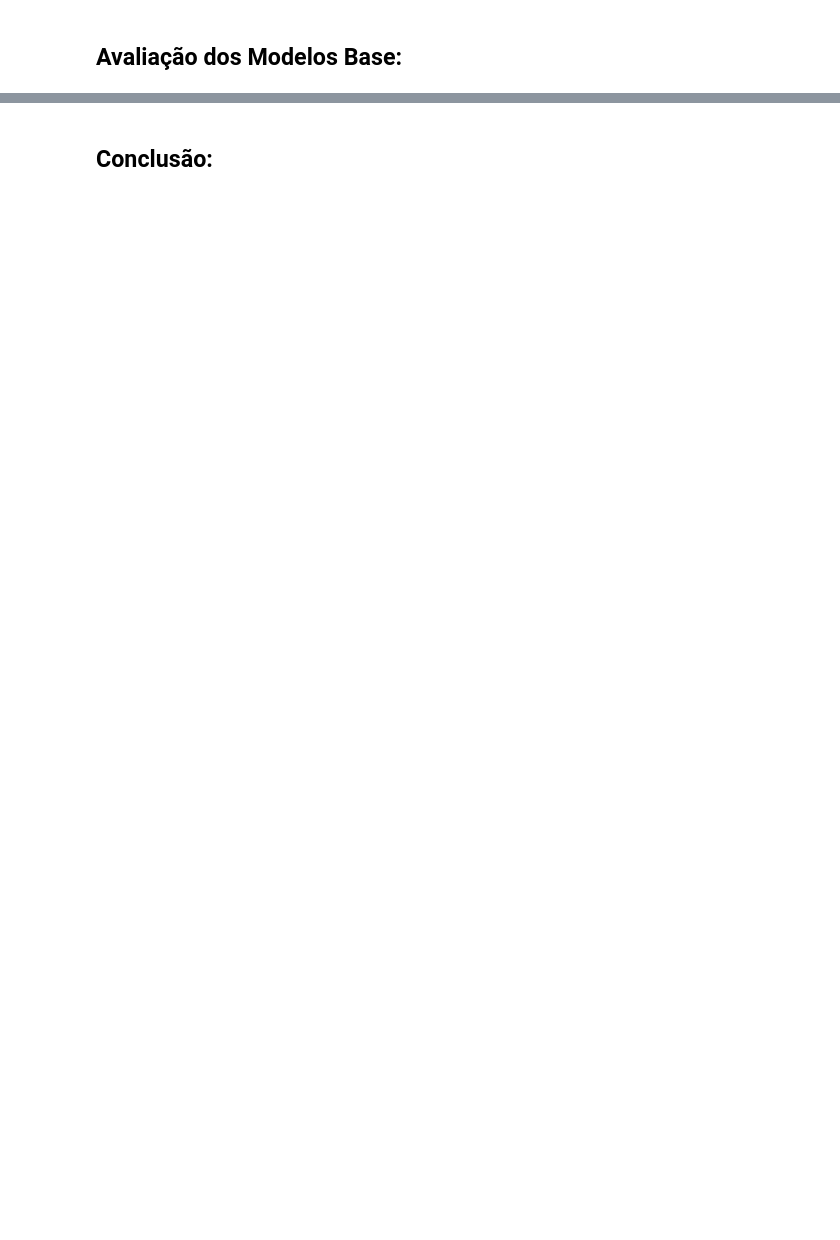
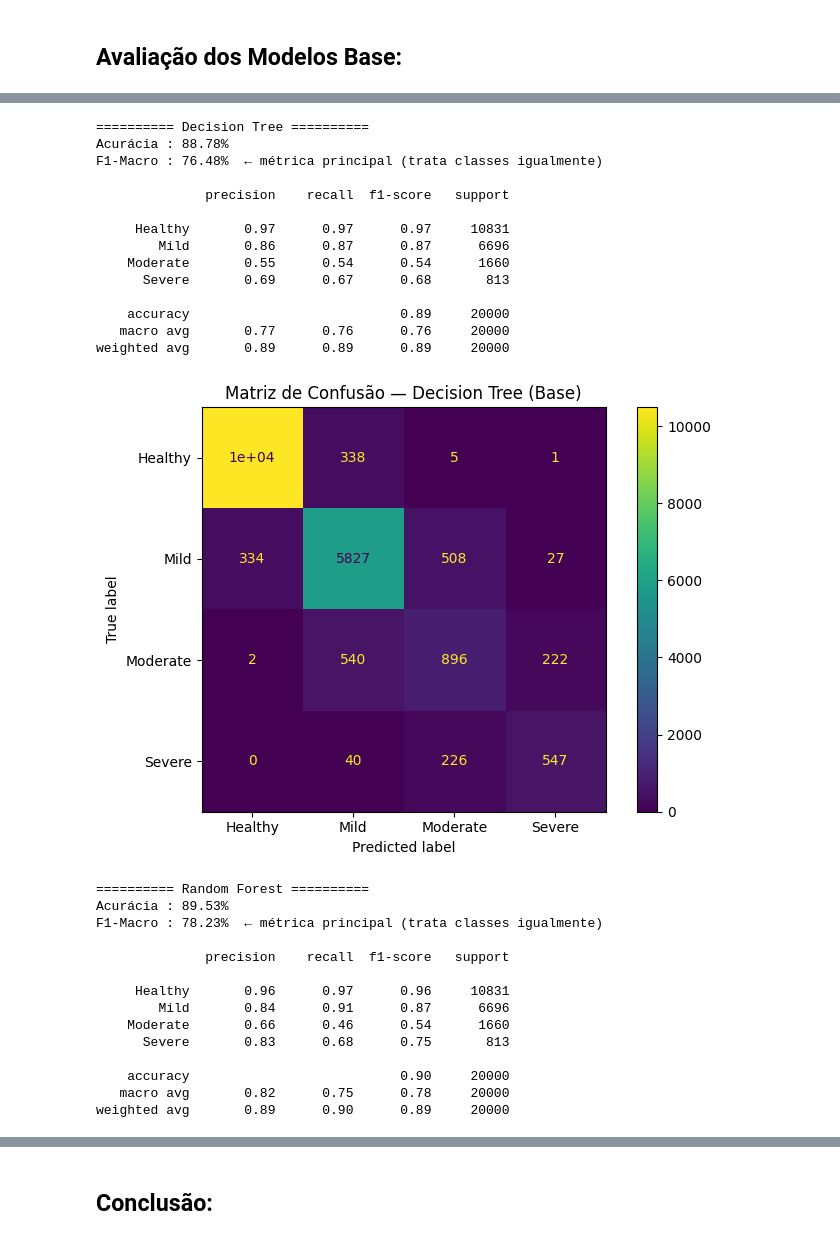
Before and after one commit to dutrapedro06/Machine-Learning, a Jupyter notebook: AV2/Classificacao/classificacao_Pedro_Dutra.ipynb, the cells around one changed output, grey strips where cells are left out. Cells and saved outputs as stored; diff of their text form; code cells hidden in the pictures; blank space fills up the shorter version.

```diff
--- a/AV2/Classificacao/classificacao_Pedro_Dutra.ipynb
+++ b/AV2/Classificacao/classificacao_Pedro_Dutra.ipynb
@@ -1268,0 +714,65 @@ nem sempre é necessário para obter bons resultados.
+# %%
+from sklearn.metrics import accuracy_score, f1_score, classification_report, ConfusionMatrixDisplay
+
+nomes = ['Decision Tree', 'Random Forest']
+modelos_escolhidos = [
+    DecisionTreeClassifier(random_state=42, class_weight='balanced'),
+    RandomForestClassifier(n_estimators=100, random_state=42, class_weight='balanced')
+]
+
+resultados_base = {}
+
+for nome, modelo in zip(nomes, modelos_escolhidos):
+    modelo.fit(X_train, y_train)
+    y_pred = modelo.predict(X_test)
+
+    acc  = accuracy_score(y_test, y_pred)
+    f1m  = f1_score(y_test, y_pred, average='macro')
+    resultados_base[nome] = {'acc': acc, 'f1_macro': f1m, 'model': modelo}
+
+    print(f'========== {nome} ==========')
+    print(f'Acurácia : {acc*100:.2f}%')
+    print(f'F1-Macro : {f1m*100:.2f}%  ← métrica principal (trata classes igualmente)')
+    print()
+    print(classification_report(y_test, y_pred,
+          target_names=['Healthy', 'Mild', 'Moderate', 'Severe']))
+
+    fig, ax = plt.subplots(figsize=(7, 5))
+    ConfusionMatrixDisplay.from_predictions(
+        y_test, y_pred,
+        display_labels=['Healthy', 'Mild', 'Moderate', 'Severe'],
+        cmap='viridis', ax=ax)
+    ax.set_title(f'Matriz de Confusão — {nome} (Base)')
+    plt.tight_layout()
+    plt.show()
+    print()
+# %% [output]
+========== Decision Tree ==========
+Acurácia : 88.78%
+F1-Macro : 76.48%  ← métrica principal (trata classes igualmente)
+
+              precision    recall  f1-score   support
+
+     Healthy       0.97      0.97      0.97     10831
+        Mild       0.86      0.87      0.87      6696
+    Moderate       0.55      0.54      0.54      1660
+      Severe       0.69      0.67      0.68       813
+
+    accuracy                           0.89     20000
+   macro avg       0.77      0.76      0.76     20000
+weighted avg       0.89      0.89      0.89     20000
+[figure, added]
+========== Random Forest ==========
+Acurácia : 89.53%
+F1-Macro : 78.23%  ← métrica principal (trata classes igualmente)
+
+              precision    recall  f1-score   support
+
+     Healthy       0.96      0.97      0.96     10831
+        Mild       0.84      0.91      0.87      6696
+    Moderate       0.66      0.46      0.54      1660
+      Severe       0.83      0.68      0.75       813
+
+    accuracy                           0.90     20000
+   macro avg       0.82      0.75      0.78     20000
+weighted avg       0.89      0.90      0.89     20000
```
Also changed, not shown: parts of 56 cells of this notebook, 1 other file.
